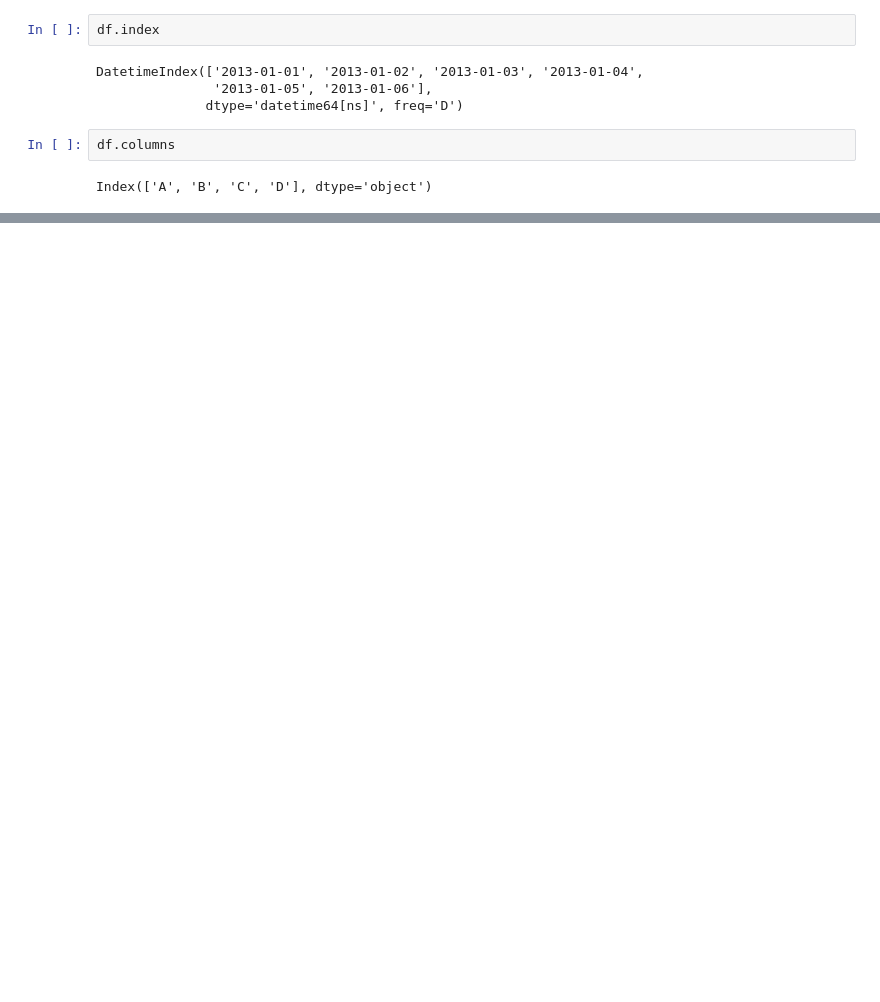
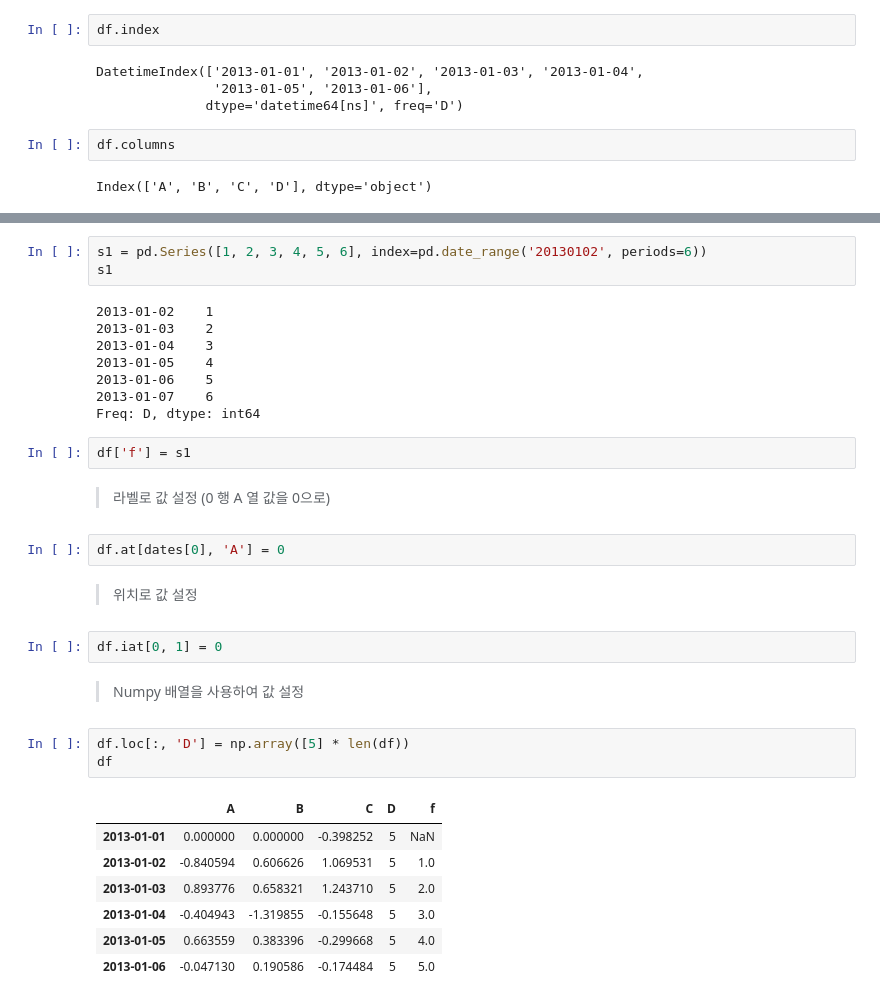
Before and after one commit to JH-Baik30/myfirstgit, a Jupyter notebook: 10_Minutes_to_Pandas.ipynb, the cells around one changed output, grey strips where cells are left out. Drawn from its saved outputs; the diff is of its cells as text; blank space fills up the shorter version.

```diff
--- a/10_Minutes_to_Pandas.ipynb
+++ b/10_Minutes_to_Pandas.ipynb
@@ -299,0 +362,34 @@ df.iloc[:,1:3]
+# %%
+s1 = pd.Series([1, 2, 3, 4, 5, 6], index=pd.date_range('20130102', periods=6))
+s1
+# %% [output]
+2013-01-02    1
+2013-01-03    2
+2013-01-04    3
+2013-01-05    4
+2013-01-06    5
+2013-01-07    6
+Freq: D, dtype: int64
+# %%
+df['f'] = s1
+# %% [markdown]
+> 라벨로 값 설정 (0 행 A 열 값을 0으로)
+# %%
+df.at[dates[0], 'A'] = 0
+# %% [markdown]
+> 위치로 값 설정
+# %%
+df.iat[0, 1] = 0
+# %% [markdown]
+> Numpy 배열을 사용하여 값 설정
+# %%
+df.loc[:, 'D'] = np.array([5] * len(df))
+df
+# %% [output]
+|  | A | B | C | D | f |
+| 2013-01-01 | 0.000000 | 0.000000 | -0.398252 | 5 | NaN |
+| 2013-01-02 | -0.840594 | 0.606626 | 1.069531 | 5 | 1.0 |
+| 2013-01-03 | 0.893776 | 0.658321 | 1.243710 | 5 | 2.0 |
+| 2013-01-04 | -0.404943 | -1.319855 | -0.155648 | 5 | 3.0 |
+| 2013-01-05 | 0.663559 | 0.383396 | -0.299668 | 5 | 4.0 |
+| 2013-01-06 | -0.047130 | 0.190586 | -0.174484 | 5 | 5.0 |
```
Also changed, not shown: parts of 77 cells of this notebook.
